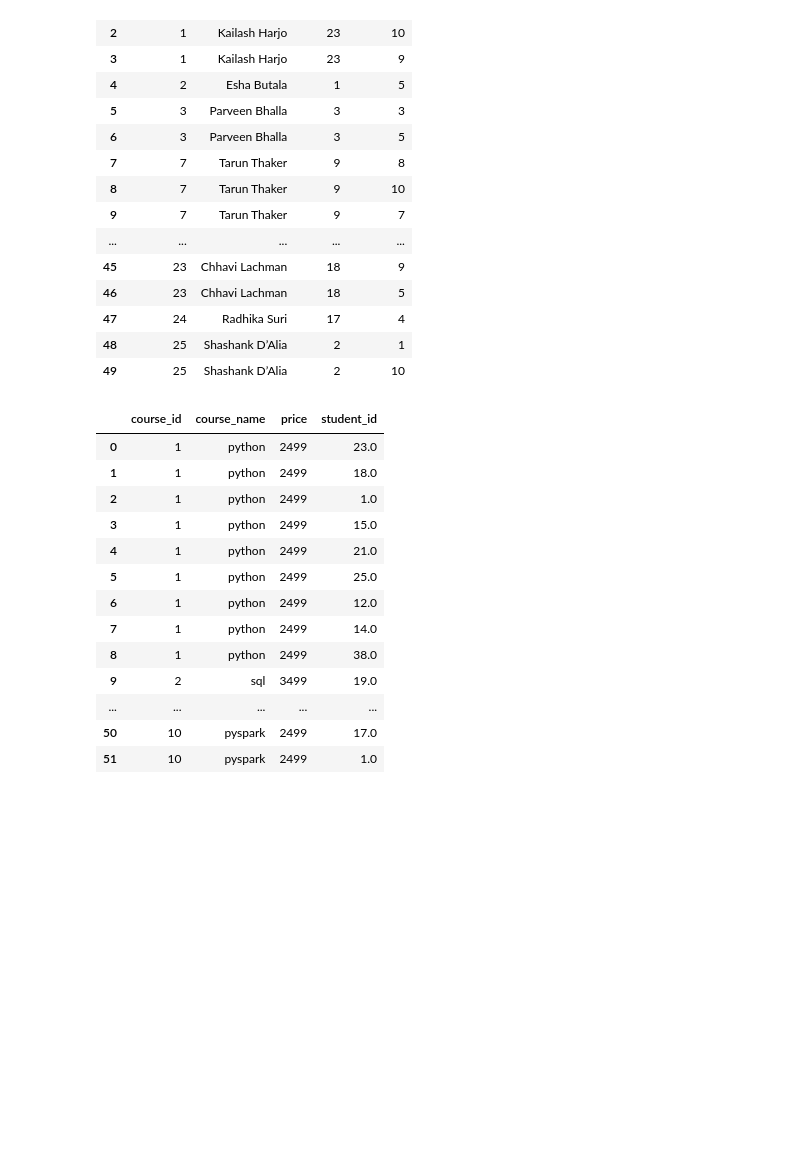
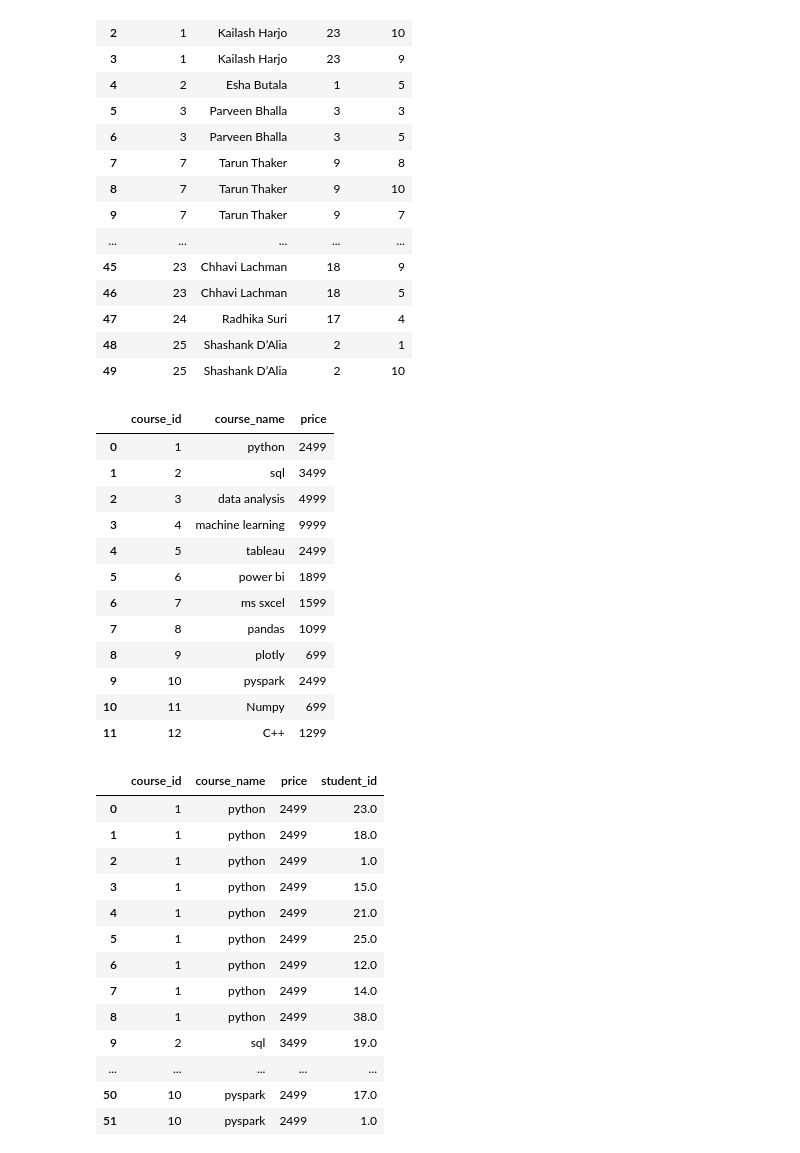
Before and after one commit to Pritush09/Pandas-and-its-functions-detailed, a Jupyter notebook: Session_20_merging.ipynb, the cells around one changed output. Saved outputs shown, nothing was run; the diff lists cells and outputs as text; code cells hidden in the pictures; blank space fills up the shorter version.

```diff
--- a/Session_20_merging.ipynb
+++ b/Session_20_merging.ipynb
@@ -174,6 +194,22 @@ students.merge(regs,how='inner',on='student_id')
 | 47 | 24 | Radhika Suri | 17 | 4 |
 | 48 | 25 | Shashank D’Alia | 2 | 1 |
 | 49 | 25 | Shashank D’Alia | 2 | 10 |
+# %%
+courses
+# %% [output]
+|  | course_id | course_name | price |
+| 0 | 1 | python | 2499 |
+| 1 | 2 | sql | 3499 |
+| 2 | 3 | data analysis | 4999 |
+| 3 | 4 | machine learning | 9999 |
+| 4 | 5 | tableau | 2499 |
+| 5 | 6 | power bi | 1899 |
+| 6 | 7 | ms sxcel | 1599 |
+| 7 | 8 | pandas | 1099 |
+| 8 | 9 | plotly | 699 |
+| 9 | 10 | pyspark | 2499 |
+| 10 | 11 | Numpy | 699 |
+| 11 | 12 | C++ | 1299 |
 # %%
 # left join
 courses.merge(regs,how='left',on='course_id')
```
Also changed, not shown: parts of 2 cells of this notebook.
